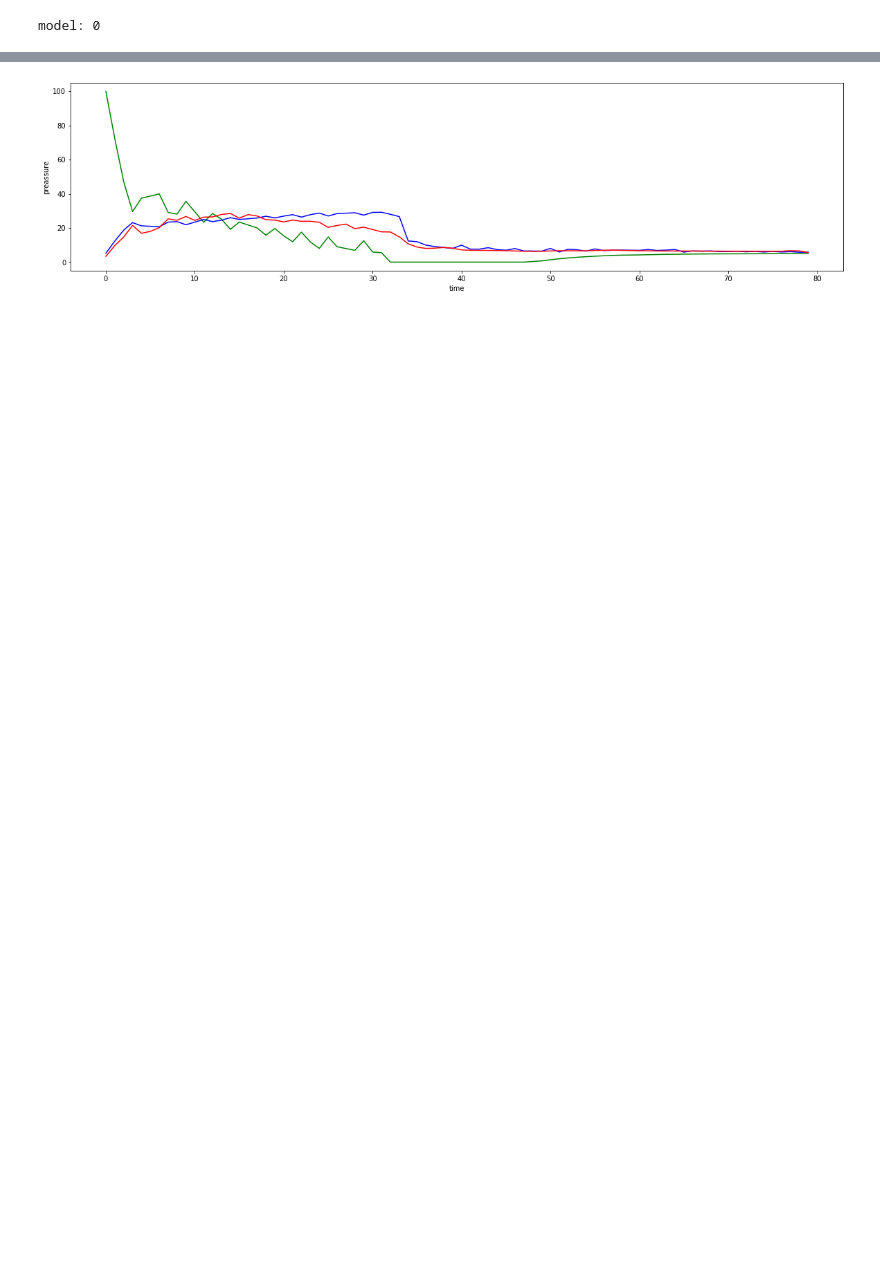
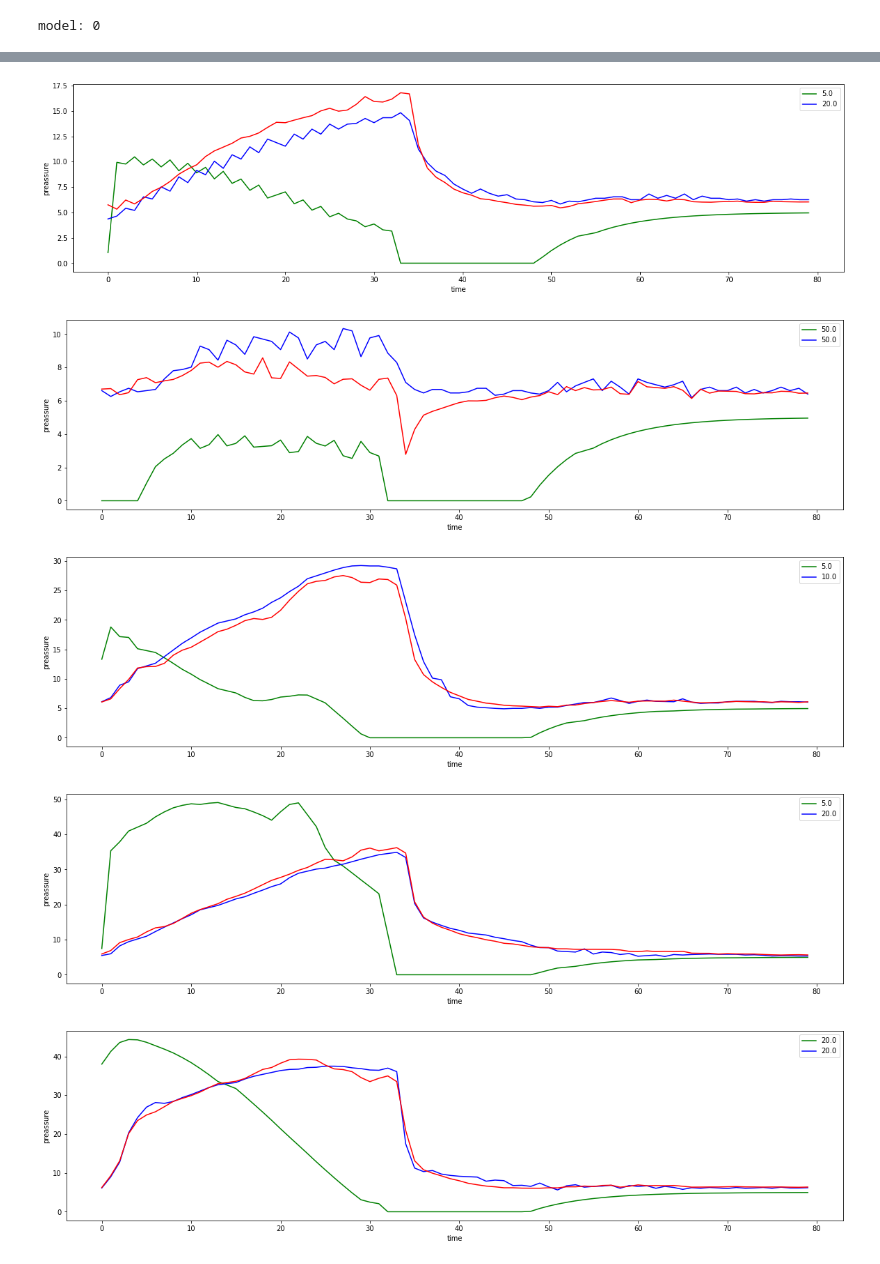
Before and after one commit to codefluence/ventilator-pressure-prediction, a Jupyter notebook: EDA.ipynb, the cells around one changed output, grey strips where cells are left out. Drawn from its saved outputs; the diff is of its cells as text; code cells hidden in the pictures; blank space fills up the shorter version.

```diff
--- a/EDA.ipynb
+++ b/EDA.ipynb
@@ -94,13 +145,21 @@ def plot_preassure(idx, ylim, title):
     #print(p)
     #print(list(range(80)))
 
-    ax.plot(list(range(80)), data.series_input[idx,0], color='g')
-    ax.plot(list(range(80)), data.series_target[idx], color='b')
+    ax.plot(list(range(80)), inputs[idx,0], color='g')
+    ax.plot(list(range(80)), targets[idx], color='b')
     ax.plot(list(range(80)), output[idx], color='r')
+    ax.legend(features[idx], loc="upper right")
     plt.ylabel('preassure')
     plt.xlabel('time')
     #plt.ylim(ylim)
-# %%
-plot_preassure(40000, (-2,2), 'title')
-# %% [output]
-[figure, removed]
+# %%
+for i in range(10089, 10089-10, -1):
+#for i in range(10):
+
+    plot_preassure(i, (-2,2), 'title')
+# %% [output]
+[figure, added]
+[figure, added]
+[figure, added]
+[figure, added]
+[figure, added]
```
Also changed, not shown: parts of 14 cells of this notebook, 5 other files.
